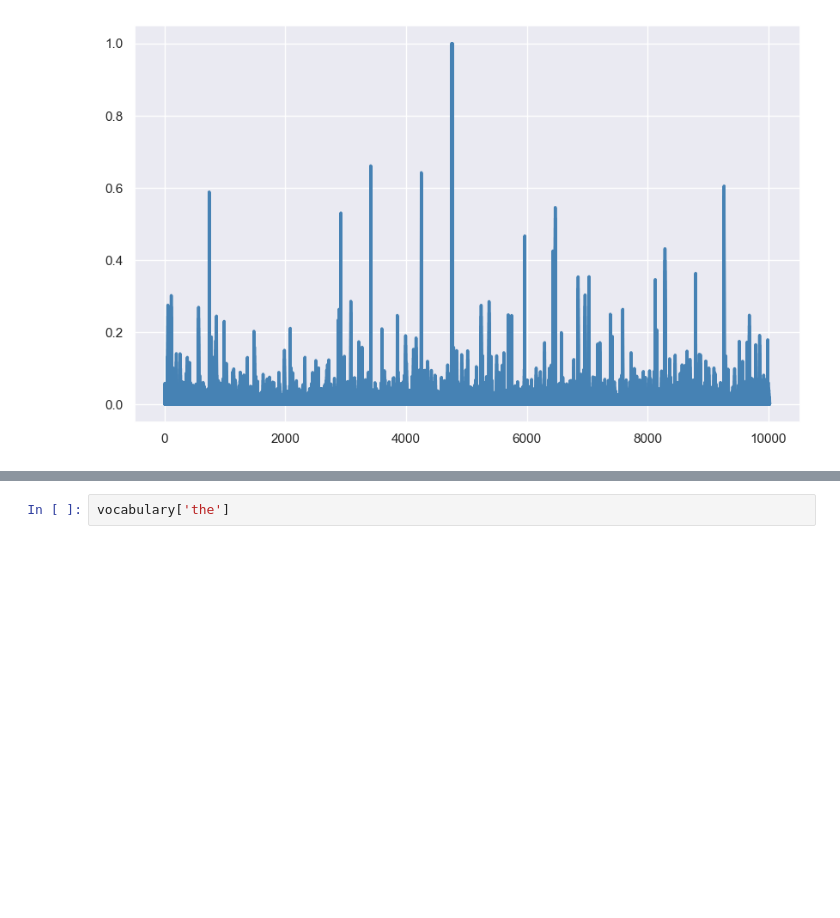
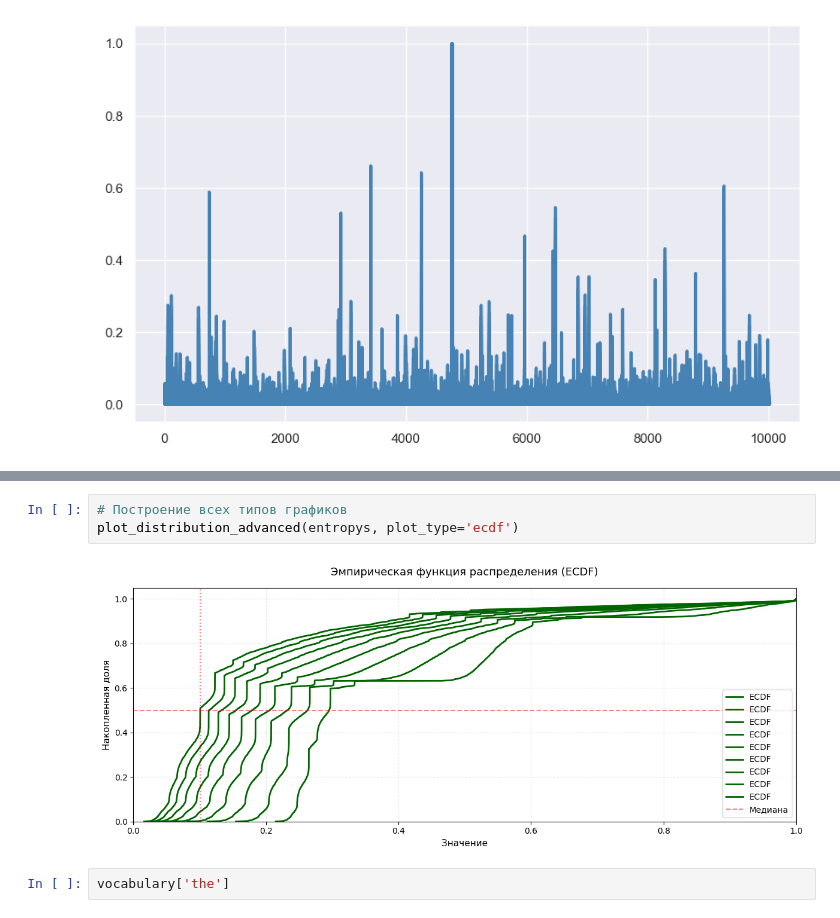
Before and after one commit to knagaev/project_artm, a Jupyter notebook: topic-modelling-attention/examples/my_quickstart.ipynb, the cells around one changed output, grey strips where cells are left out. Saved outputs shown, nothing was run; the diff lists cells and outputs as text; blank space fills up the shorter version.

```diff
--- a/topic-modelling-attention/examples/my_quickstart.ipynb
+++ b/topic-modelling-attention/examples/my_quickstart.ipynb
@@ -418,3 +402,8 @@ len(entropys)
+# %%
+# Построение всех типов графиков
+plot_distribution_advanced(entropys, plot_type='ecdf')
+# %% [output]
+[figure, added]
 # %%
 vocabulary['the']
 # %% [output]
```
Also changed, not shown: parts of 12 cells of this notebook, 5 other files.
